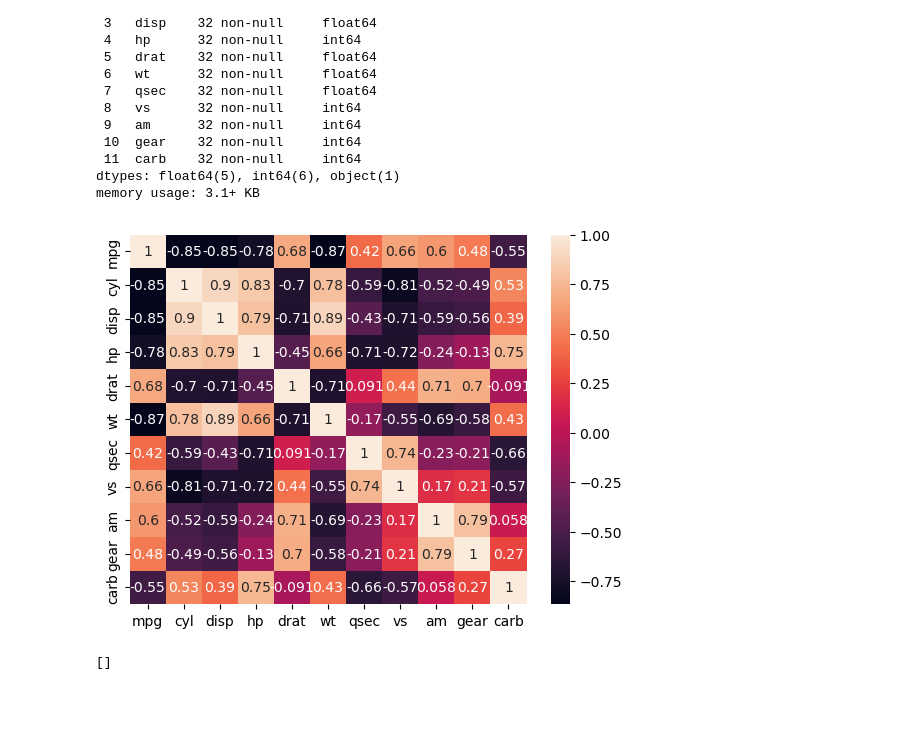
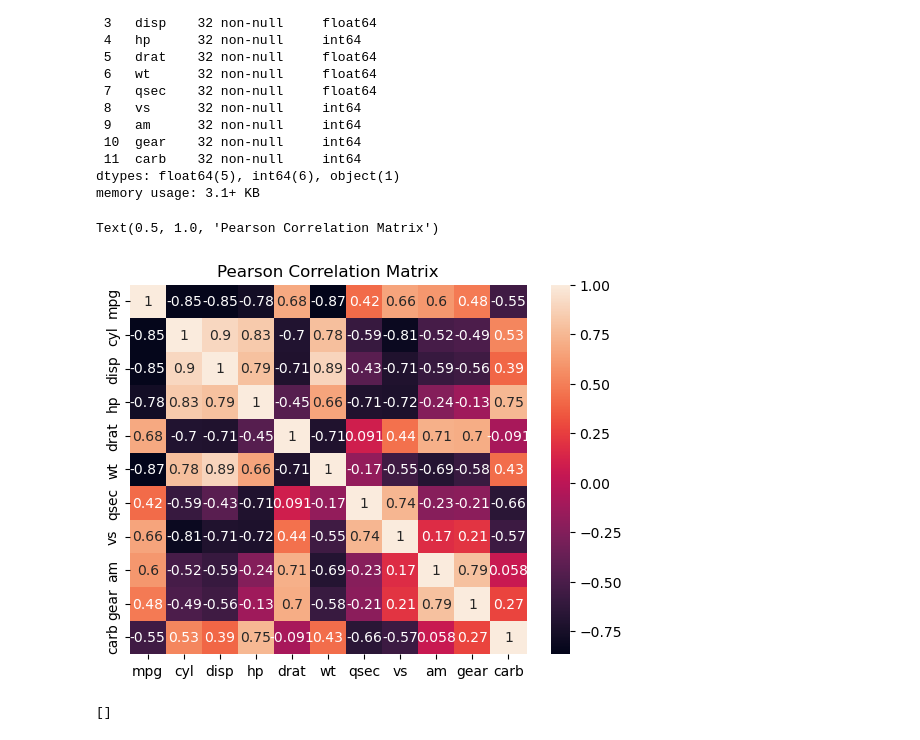
Before and after one commit to wd7512/SPDA, a Jupyter notebook: Tutorial 8B - pandas and matplotlib.ipynb, the cells around one changed output. Cells and saved outputs as stored; diff of their text form; code cells hidden in the pictures; blank space fills up the shorter version.

```diff
--- a/Tutorial 8B - pandas and matplotlib.ipynb
+++ b/Tutorial 8B - pandas and matplotlib.ipynb
@@ -70,8 +70,10 @@ memory usage: 3.1+ KB
 # %%
 import seaborn as sns
 sns.heatmap(mtcars.corr(), annot=True)
+plt.title("Pearson Correlation Matrix")
 # %% [output]
+Text(0.5, 1.0, 'Pearson Correlation Matrix')
-[figure, old version]
+[figure, new version]
 # %%
 mtcars.hist(figsize = (16,20))
 plt.plot()
```
